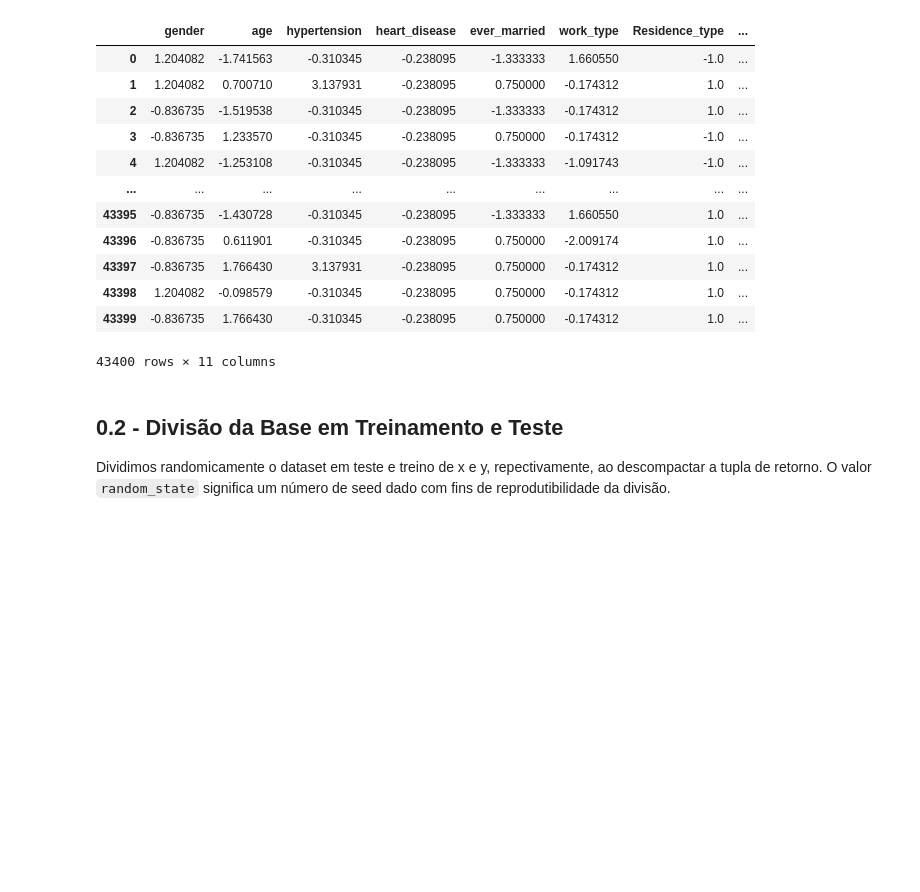
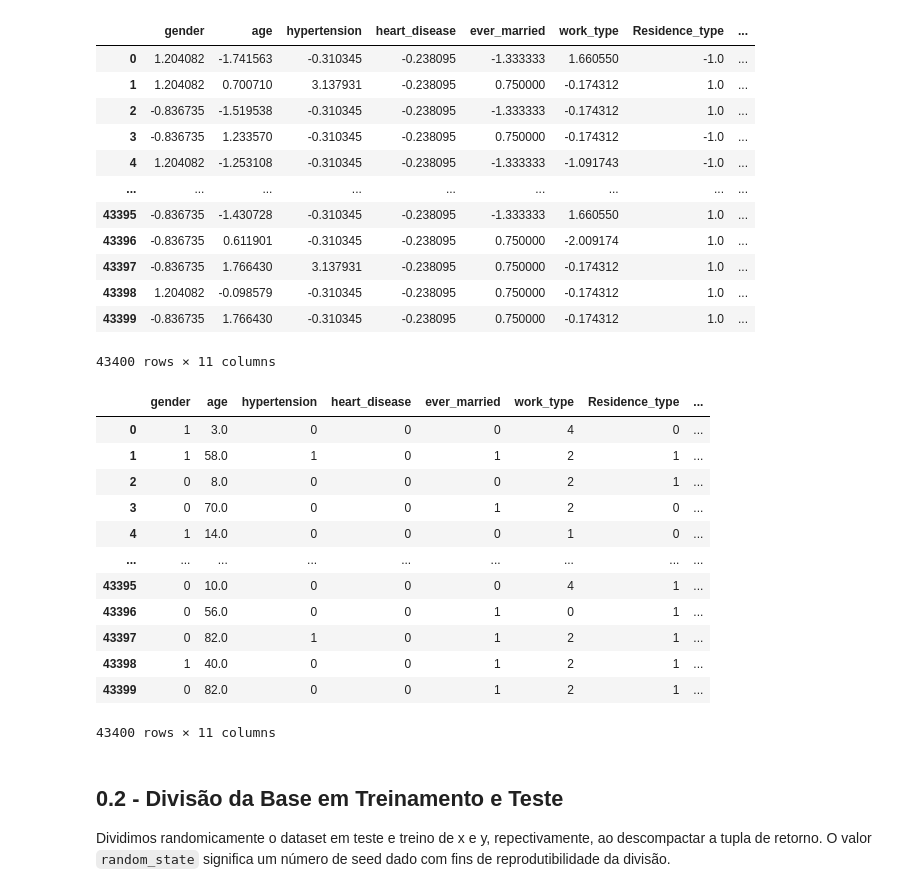
Before and after one commit to Jdss026/stroke-classifier, a Jupyter notebook: notebooks/ml.ipynb, the cells around one changed output. Drawn from its saved outputs; the diff is of its cells as text; code cells hidden in the pictures; blank space fills up the shorter version.

```diff
--- a/notebooks/ml.ipynb
+++ b/notebooks/ml.ipynb
@@ -82,6 +82,22 @@ df_scalar
 | 43398 | 1.204082 | -0.098579 | -0.310345 | -0.238095 | 0.750000 | -0.174312 | 1.0 | ... |
 | 43399 | -0.836735 | 1.766430 | -0.310345 | -0.238095 | 0.750000 | -0.174312 | 1.0 | ... |
 43400 rows × 11 columns
+# %%
+df
+# %% [output]
+|  | gender | age | hypertension | heart_disease | ever_married | work_type | Residence_type | ... |
+| 0 | 1 | 3.0 | 0 | 0 | 0 | 4 | 0 | ... |
+| 1 | 1 | 58.0 | 1 | 0 | 1 | 2 | 1 | ... |
+| 2 | 0 | 8.0 | 0 | 0 | 0 | 2 | 1 | ... |
+| 3 | 0 | 70.0 | 0 | 0 | 1 | 2 | 0 | ... |
+| 4 | 1 | 14.0 | 0 | 0 | 0 | 1 | 0 | ... |
+| ... | ... | ... | ... | ... | ... | ... | ... | ... |
+| 43395 | 0 | 10.0 | 0 | 0 | 0 | 4 | 1 | ... |
+| 43396 | 0 | 56.0 | 0 | 0 | 1 | 0 | 1 | ... |
+| 43397 | 0 | 82.0 | 1 | 0 | 1 | 2 | 1 | ... |
+| 43398 | 1 | 40.0 | 0 | 0 | 1 | 2 | 1 | ... |
+| 43399 | 0 | 82.0 | 0 | 0 | 1 | 2 | 1 | ... |
+43400 rows × 11 columns
 # %% [markdown]
 ## 0.2 - Divisão da Base em Treinamento e Teste
 
```
Also changed, not shown: parts of 7 cells of this notebook, 2 other files.
